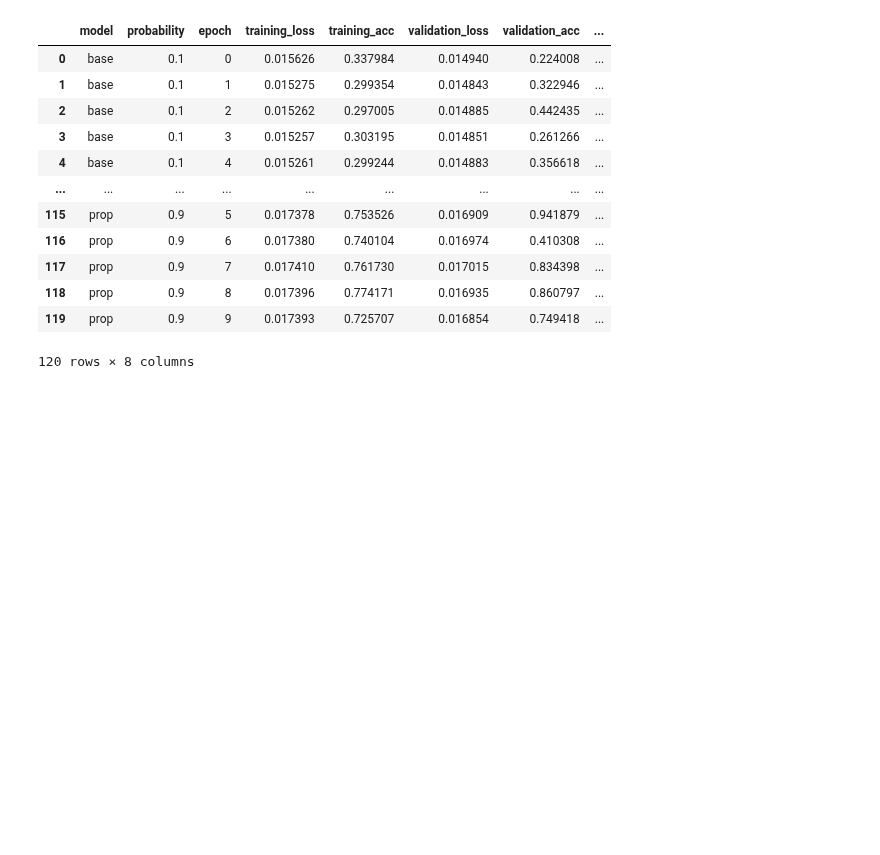
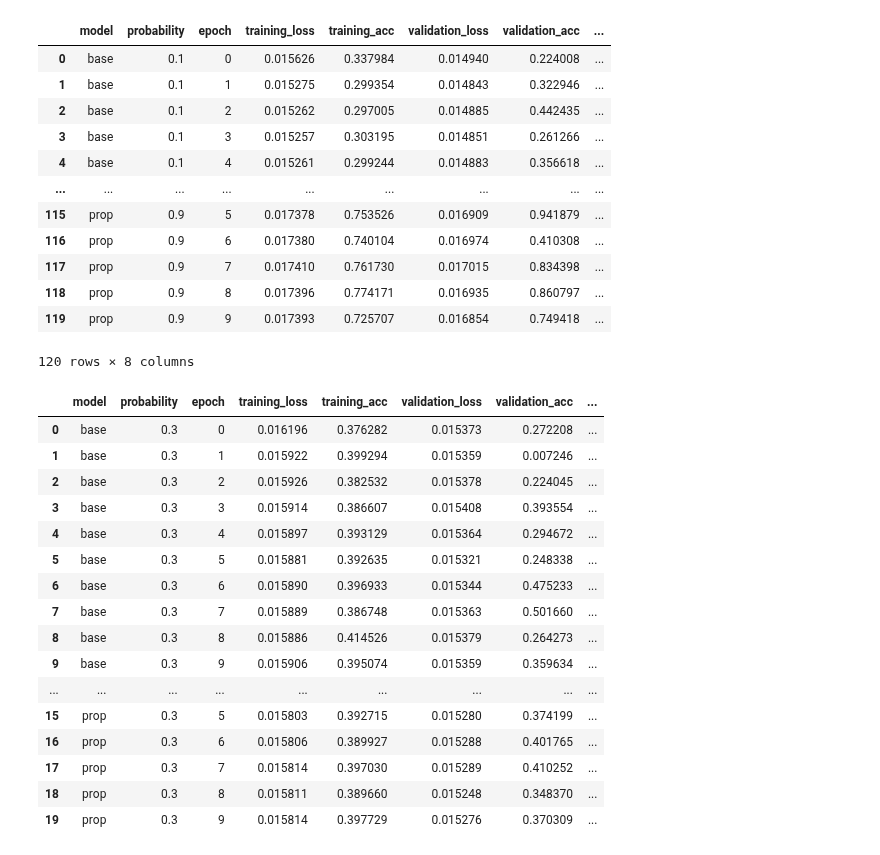
Before and after one commit to MRifqiFz/project-ednn, a Jupyter notebook: Code/Final Code/Dropout Comparison/Visualization.ipynb, the cells around one changed output. Saved outputs shown, nothing was run; the diff lists cells and outputs as text; code cells hidden in the pictures; blank space fills up the shorter version.

```diff
--- a/Code/Final Code/Dropout Comparison/Visualization.ipynb
+++ b/Code/Final Code/Dropout Comparison/Visualization.ipynb
@@ -158,3 +158,24 @@ fig.show()
 fig = plx.line(df_results2, x="epoch", y="validation_loss", color="channel")
 fig.write_image('Visualization/channel_validation_loss.png')
 fig.show()
+# %%
+df_vs = df_results[(df_results['probability'] == '0.3')].reset_index().drop('index', axis=1)
+df_vs
+# %% [output]
+|  | model | probability | epoch | training_loss | training_acc | validation_loss | validation_acc | ... |
+| 0 | base | 0.3 | 0 | 0.016196 | 0.376282 | 0.015373 | 0.272208 | ... |
+| 1 | base | 0.3 | 1 | 0.015922 | 0.399294 | 0.015359 | 0.007246 | ... |
+| 2 | base | 0.3 | 2 | 0.015926 | 0.382532 | 0.015378 | 0.224045 | ... |
+| 3 | base | 0.3 | 3 | 0.015914 | 0.386607 | 0.015408 | 0.393554 | ... |
+| 4 | base | 0.3 | 4 | 0.015897 | 0.393129 | 0.015364 | 0.294672 | ... |
+| 5 | base | 0.3 | 5 | 0.015881 | 0.392635 | 0.015321 | 0.248338 | ... |
+| 6 | base | 0.3 | 6 | 0.015890 | 0.396933 | 0.015344 | 0.475233 | ... |
+| 7 | base | 0.3 | 7 | 0.015889 | 0.386748 | 0.015363 | 0.501660 | ... |
+| 8 | base | 0.3 | 8 | 0.015886 | 0.414526 | 0.015379 | 0.264273 | ... |
+| 9 | base | 0.3 | 9 | 0.015906 | 0.395074 | 0.015359 | 0.359634 | ... |
+| ... | ... | ... | ... | ... | ... | ... | ... | ... |
+| 15 | prop | 0.3 | 5 | 0.015803 | 0.392715 | 0.015280 | 0.374199 | ... |
+| 16 | prop | 0.3 | 6 | 0.015806 | 0.389927 | 0.015288 | 0.401765 | ... |
+| 17 | prop | 0.3 | 7 | 0.015814 | 0.397030 | 0.015289 | 0.410252 | ... |
+| 18 | prop | 0.3 | 8 | 0.015811 | 0.389660 | 0.015248 | 0.348370 | ... |
+| 19 | prop | 0.3 | 9 | 0.015814 | 0.397729 | 0.015276 | 0.370309 | ... |
```
Also changed, not shown: parts of 4 cells of this notebook.
